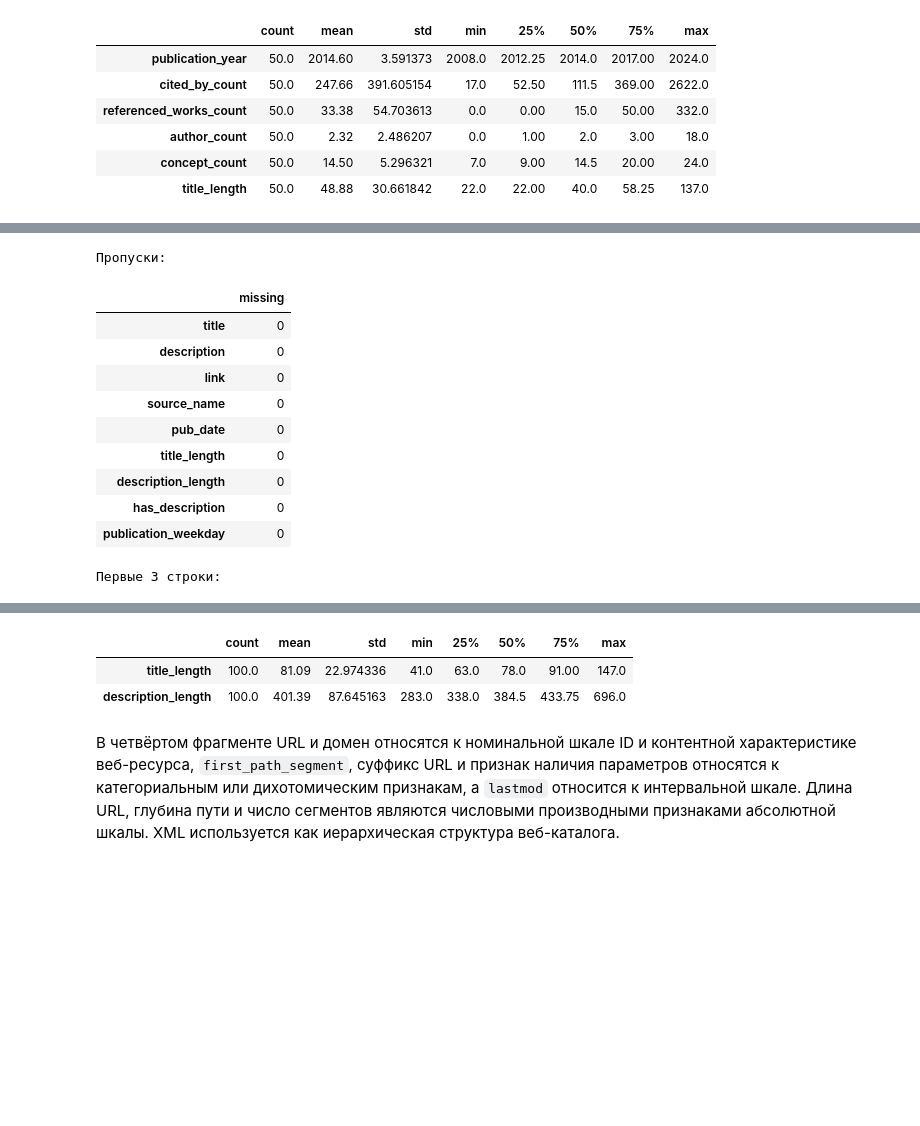
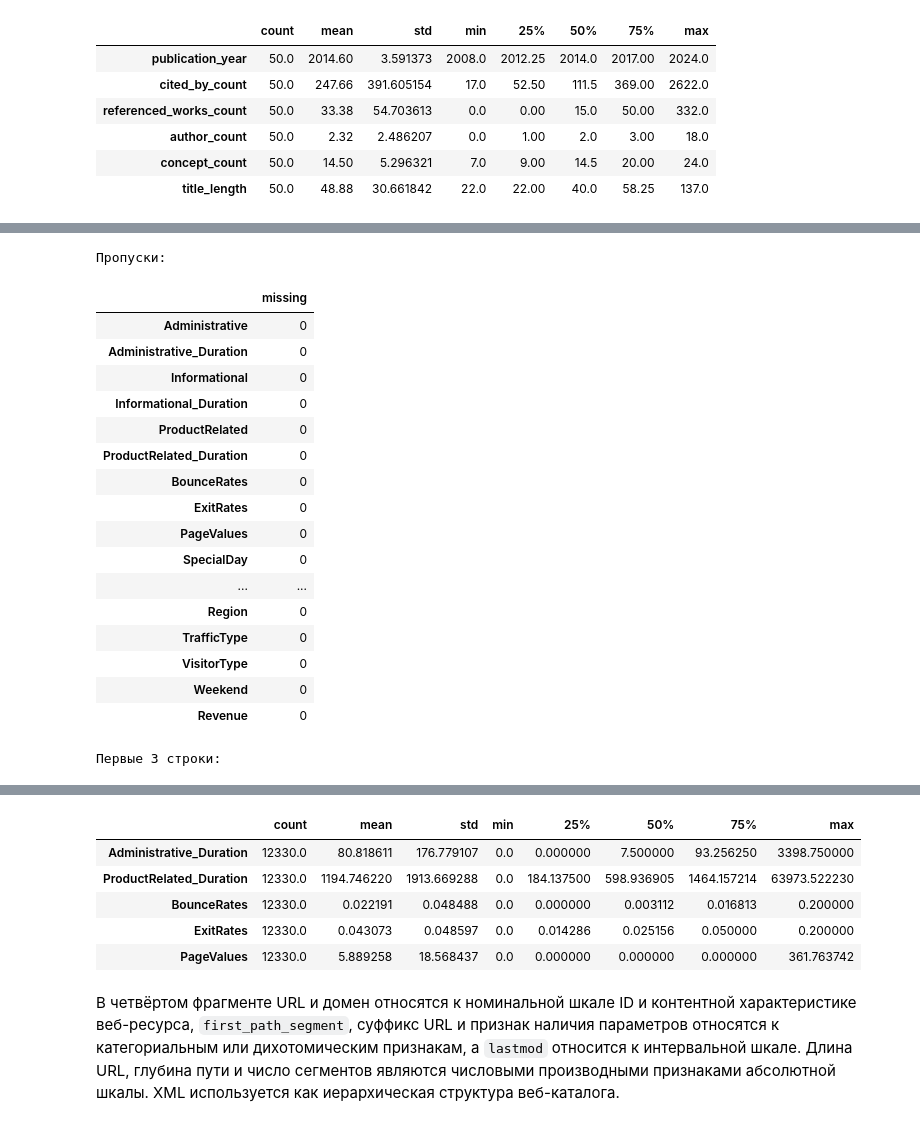
Before and after one commit to cool9595/how_to_social_marketing, a Jupyter notebook: coursework.ipynb, the cells around one changed output, grey strips where cells are left out. Cells and saved outputs as stored; diff of their text form; code cells hidden in the pictures; blank space fills up the shorter version.

Commit message:
fix: replace news feed with online shopper behavior data

```diff
--- a/coursework.ipynb
+++ b/coursework.ipynb
@@ -439,34 +439,15 @@ OpenAlex JSON API: shape=(50, 12)
 | concept_count | 50.0 | 14.50 | 5.296321 | 7.0 | 9.00 | 14.5 | 20.00 | 24.0 |
 | title_length | 50.0 | 48.88 | 30.661842 | 22.0 | 22.00 | 40.0 | 58.25 | 137.0 |
 # %%
-google_news_xml_url = "https://news.google.com/rss/search?q=social+media+marketing&hl=en-US&gl=US&ceid=US:en"
-google_news_xml_path = download_url(google_news_xml_url, "google_news_social_media_marketing.xml")
-root = ET.fromstring(google_news_xml_path.read_bytes())
-channel = root.find("channel")
-items = channel.findall("item") if channel is not None else []
-print("Google News RSS/XML: корневой элемент:", root.tag)
-print("Количество элементов item:", len(items))
-
-news_rows = []
-for item in items:
-    title = item.findtext("title", default="")
-    description = item.findtext("description", default="")
-    pub_date = item.findtext("pubDate", default="")
-    link = item.findtext("link", default="")
-    source_name = item.findtext("source", default="")
-    parsed_date = pd.to_datetime(pub_date, utc=True, errors="coerce")
-    news_rows.append({
-        "title": title,
-        "description": description,
-        "link": link,
-        "source_name": source_name,
-        "pub_date": parsed_date,
-        "title_length": len(title),
-        "description_length": len(description),
-        "has_description": bool(description),
-        "publication_weekday": parsed_date.day_name() if pd.notna(parsed_date) else None,
-    })
-google_news = pd.DataFrame(news_rows)
-show_table_profile(google_news, "Google News RSS/XML")
-display(google_news[["title_length", "description_length"]].describe().T)
+uci_metadata_url = "https://archive.ics.uci.edu/api/dataset?id=468"
+uci_data_url = "https://archive.ics.uci.edu/static/public/468/data.csv"
+uci_metadata_path = download_url(uci_metadata_url, "uci_online_shoppers_metadata.json")
+uci_data_path = download_url(uci_data_url, "uci_online_shoppers.csv")
+uci_metadata = json.loads(uci_metadata_path.read_text(encoding="utf-8"))
+shoppers = pd.read_csv(uci_data_path)
+print("UCI metadata: корневые ключи:", list(uci_metadata.keys()))
+print("UCI dataset:", uci_metadata.get("data", {}).get("name"))
+print("UCI source-reported instances:", uci_metadata.get("data", {}).get("num_instances"))
+show_table_profile(shoppers, "UCI Online Shoppers Purchasing Intention")
+display(shoppers[["Administrative_Duration", "ProductRelated_Duration", "BounceRates", "ExitRates", "PageValues"]].describe().T)
 # %% [output]
@@ -488,12 +477,19 @@ Google News RSS/XML: shape=(100, 9)
 Пропуски:
 |  | missing |
-| title | 0 |
-| description | 0 |
-| link | 0 |
-| source_name | 0 |
-| pub_date | 0 |
-| title_length | 0 |
-| description_length | 0 |
-| has_description | 0 |
-| publication_weekday | 0 |
+| Administrative | 0 |
+| Administrative_Duration | 0 |
+| Informational | 0 |
+| Informational_Duration | 0 |
+| ProductRelated | 0 |
+| ProductRelated_Duration | 0 |
+| BounceRates | 0 |
+| ExitRates | 0 |
+| PageValues | 0 |
+| SpecialDay | 0 |
+| ... | ... |
+| Region | 0 |
+| TrafficType | 0 |
+| VisitorType | 0 |
+| Weekend | 0 |
+| Revenue | 0 |
 Первые 3 строки:
@@ -504,6 +500,9 @@ Google News RSS/XML: shape=(100, 9)
 |  | count | mean | std | min | 25% | 50% | 75% | max |
-| title_length | 100.0 | 81.09 | 22.974336 | 41.0 | 63.0 | 78.0 | 91.00 | 147.0 |
-| description_length | 100.0 | 401.39 | 87.645163 | 283.0 | 338.0 | 384.5 | 433.75 | 696.0 |
+| Administrative_Duration | 12330.0 | 80.818611 | 176.779107 | 0.0 | 0.000000 | 7.500000 | 93.256250 | 3398.750000 |
+| ProductRelated_Duration | 12330.0 | 1194.746220 | 1913.669288 | 0.0 | 184.137500 | 598.936905 | 1464.157214 | 63973.522230 |
+| BounceRates | 12330.0 | 0.022191 | 0.048488 | 0.0 | 0.000000 | 0.003112 | 0.016813 | 0.200000 |
+| ExitRates | 12330.0 | 0.043073 | 0.048597 | 0.0 | 0.014286 | 0.025156 | 0.050000 | 0.200000 |
+| PageValues | 12330.0 | 5.889258 | 18.568437 | 0.0 | 0.000000 | 0.000000 | 0.000000 | 361.763742 |
 # %% [markdown]
 В четвёртом фрагменте URL и домен относятся к номинальной шкале ID и контентной характеристике веб-ресурса, `first_path_segment`, суффикс URL и признак наличия параметров относятся к категориальным или дихотомическим признакам, а `lastmod` относится к интервальной шкале. Длина URL, глубина пути и число сегментов являются числовыми производными признаками абсолютной шкалы. XML используется как иерархическая структура веб-каталога.
 # %% [markdown]
```
Also changed, not shown: parts of 5 cells of this notebook.
